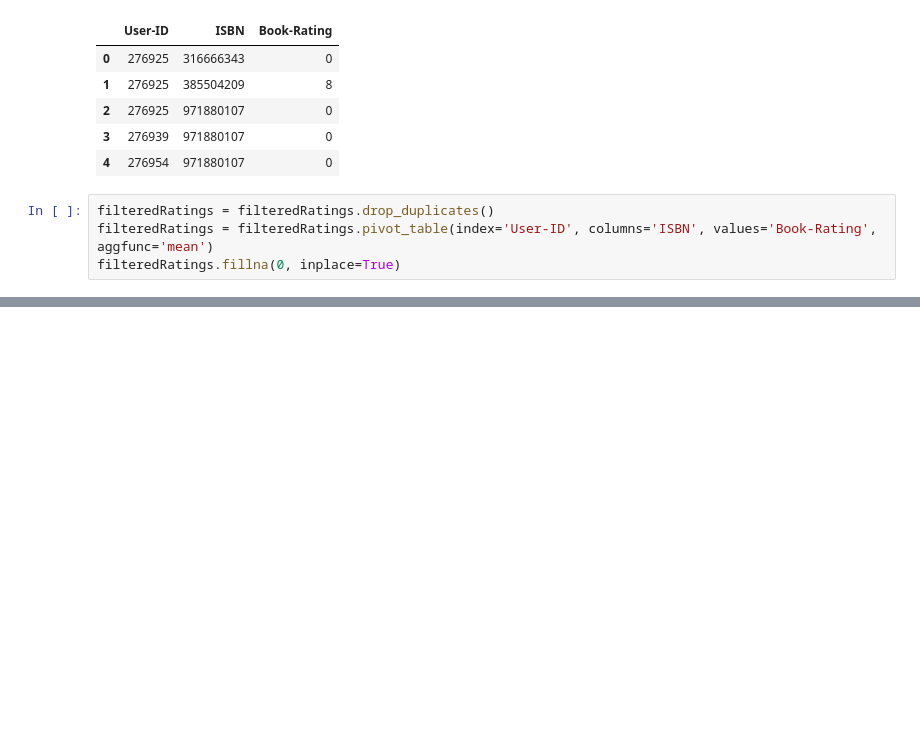
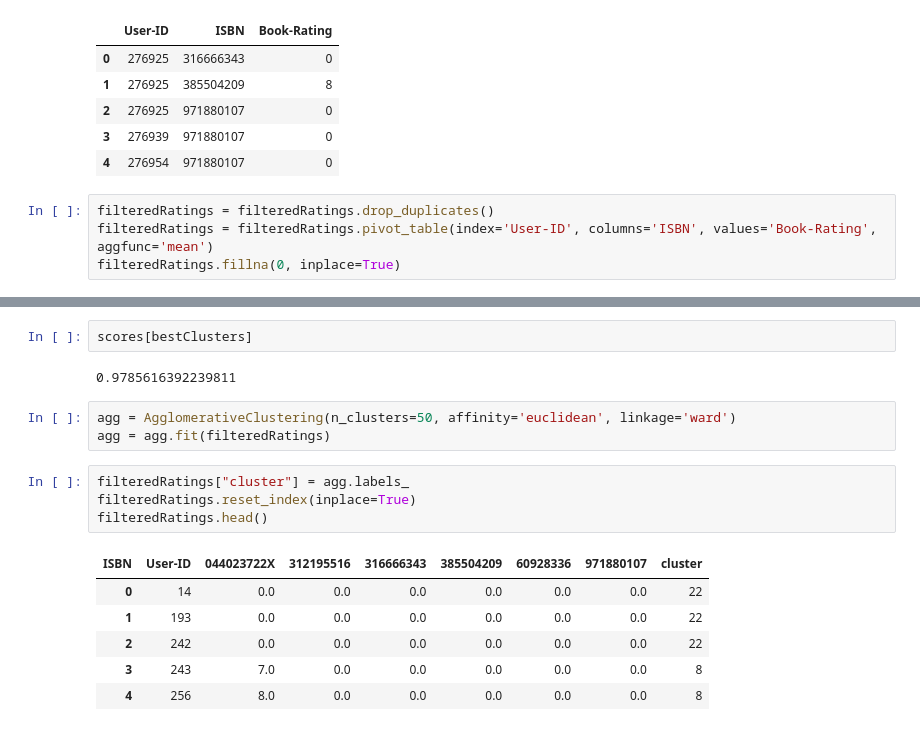
Before and after one commit to ZachMajernik/DataScience2, a Jupyter notebook: Launch&ExitTickets/ExitTicket_3-28.ipynb, the cells around one changed output, grey strips where cells are left out. Cells and saved outputs as stored; diff of their text form; blank space fills up the shorter version.

```diff
--- a/Launch&ExitTickets/ExitTicket_3-28.ipynb
+++ b/Launch&ExitTickets/ExitTicket_3-28.ipynb
@@ -81,0 +114,18 @@ print(bestClusters)
+# %%
+scores[bestClusters]
+# %% [output]
+0.9785616392239811
+# %%
+agg = AgglomerativeClustering(n_clusters=50, affinity='euclidean', linkage='ward')
+agg = agg.fit(filteredRatings)
+# %%
+filteredRatings["cluster"] = agg.labels_
+filteredRatings.reset_index(inplace=True)
+filteredRatings.head()
+# %% [output]
+| ISBN | User-ID | 044023722X | 312195516 | 316666343 | 385504209 | 60928336 | 971880107 | cluster |
+| 0 | 14 | 0.0 | 0.0 | 0.0 | 0.0 | 0.0 | 0.0 | 22 |
+| 1 | 193 | 0.0 | 0.0 | 0.0 | 0.0 | 0.0 | 0.0 | 22 |
+| 2 | 242 | 0.0 | 0.0 | 0.0 | 0.0 | 0.0 | 0.0 | 22 |
+| 3 | 243 | 7.0 | 0.0 | 0.0 | 0.0 | 0.0 | 0.0 | 8 |
+| 4 | 256 | 8.0 | 0.0 | 0.0 | 0.0 | 0.0 | 0.0 | 8 |
```
Also changed, not shown: parts of 18 cells of this notebook.
